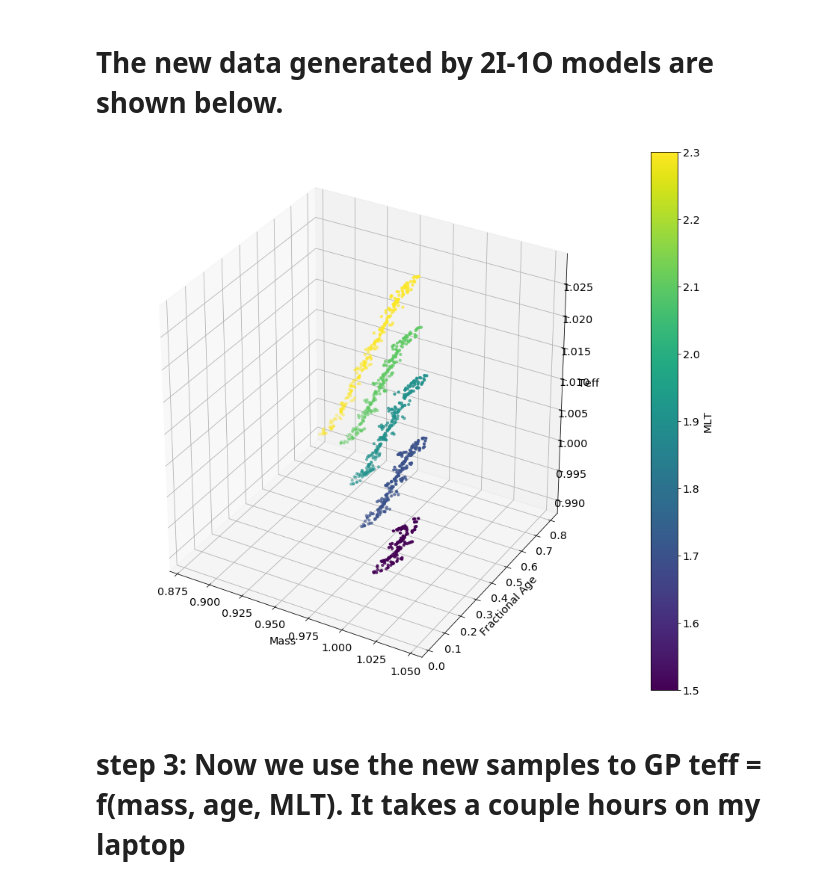
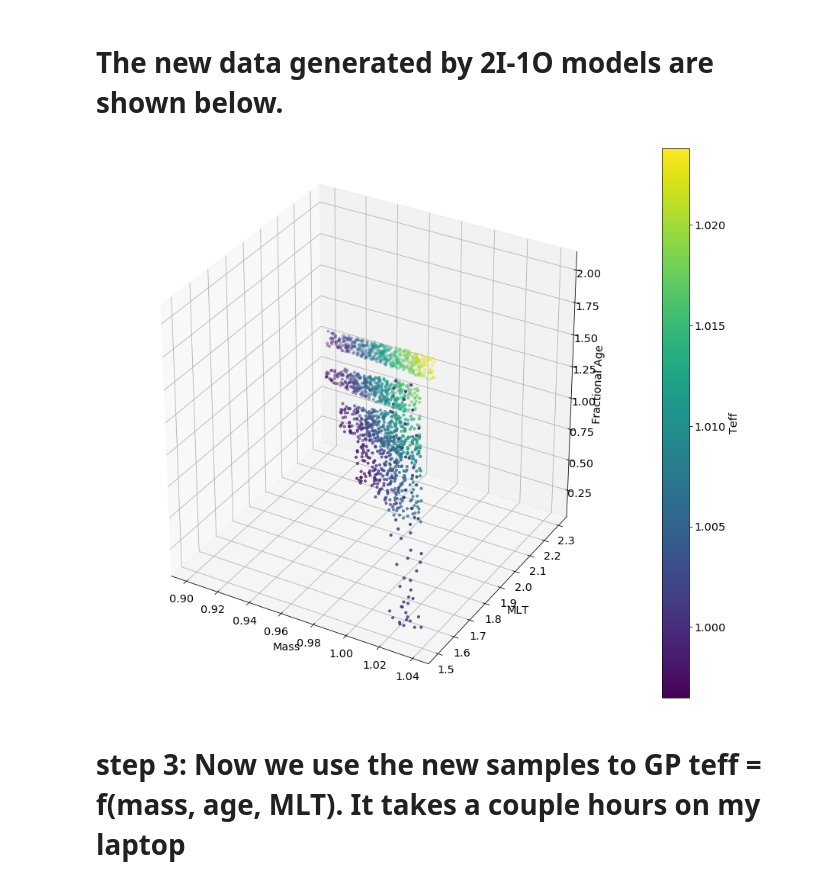
Before and after one commit to litanda/GPflow, a Jupyter notebook: GP_Grid_3D_Tanda-test4_modelling_sun.ipynb, the cells around one changed output. Saved outputs shown, nothing was run; the diff lists cells and outputs as text; code cells hidden in the pictures.

```diff
--- a/GP_Grid_3D_Tanda-test4_modelling_sun.ipynb
+++ b/GP_Grid_3D_Tanda-test4_modelling_sun.ipynb
@@ -119,6 +119,8 @@ class global_md_kernel:
         one_track = one_track.loc[one_track['center_h1'] <= 0.997*np.max(one_track['center_h1']) ]
         one_track = one_track[columns]
         one_track['type'] = 'vali'
+        one_track['frac_age'] = one_track['star_age']*0.0
+        one_track['m_age'] = one_track['star_age']*0.0
 
         for i in range(len(columns)):
             #print(columns[i], ranges[i])
@@ -126,13 +128,14 @@ class global_md_kernel:
             temp = one_track[(one_track[columns[i]] >= min(ranges[i])) & (one_track[columns[i]] <= max(ranges[i]))]
             if (temp.shape[0] >= 10):
                 one_track = one_track.loc[temp.index.min(): temp.index.max()]
+                one_track['frac_age'] = one_track['star_age']/np.median(one_track['star_age'])
+                one_track['m_age'] = one_track['star_age']*0.0 + np.median(one_track['star_age'])
             else:
                 one_track = None
                 break
             if (normalization != None):
                 if (normalization[i] > -999):
                     one_track[columns[i]] = one_track[columns[i]]/normalization[i]
-
         return one_track
 
     ##################### Plot section########################################################################################
@@ -241,7 +244,7 @@ columns = ['initial_mass',
            'initial_Yinit',
            'initial_feh',
            'initial_MLT',
-           'frac_age',
+           'star_age',
            'ms_age',
            'effective_T',
            'log_g',
@@ -256,10 +259,10 @@ ranges = [[0.0,1.6],
           [0.0,99.0],
           [-1.0e99, 1.0e99],
           [-1.0e99,1.0e99],
-          [(5777.0 - 50.0), (5777.0 + 50)],
+          [(5777.0 - 10.0), (5777.0 + 10)],
           [4.34,4.54],
           [-0.5, 0.5],
-          [(135.1 - 5), (135.1 + 5.)],
+          [(135.1 - 10), (135.1 + 10)],
           [2600,2900],
           [2800,3000],
           [2900,3100],
@@ -275,6 +278,5 @@ df = gmk.get_data_of_a_grid(condition = 'm*Y*FeH0.0MLT*ov0.0dif1.csv', number =
                            normalization = normalization,
                            validation_frac = 0.3)
 df.to_csv(savedr + 'df.csv')
-df
 # %% [output]
 1007 tracks are found
@@ -440,17 +414,17 @@ size of the array for yinit/mlt = 0.322.3 91
 # %%
 idex = df_l2['initial_Yinit'] == 0.28
 ax, colorbar = gmk.plot_3d_data(x = df_l2['initial_mass'][idex],
-                      y = df_l2['frac_age'][idex],
-                      z = df_l2['effective_T'][idex],
-                      c = df_l2['initial_MLT'][idex])
+                      z = df_l2['frac_age'][idex],
+                      c = df_l2['effective_T'][idex],
+                      y = df_l2['initial_MLT'][idex])
 ax.set_xlabel('Mass')
-ax.set_ylabel('Fractional Age')
-ax.set_zlabel('Teff')
-colorbar.set_label('MLT')
+ax.set_zlabel('Fractional Age')
+ax.set_ylabel('MLT')
+colorbar.set_label('Teff')
 
 plt.savefig(savedr + "gp_level2.png")
 # %% [output]
-[figure, old version]
+[figure, new version]
 # %% [markdown]
 # step 3: Now we use the new samples to GP teff = f(mass, age, MLT). It takes a couple hours on my laptop
 # %%
```
Also changed, not shown: parts of 18 cells of this notebook, 8 other files.
